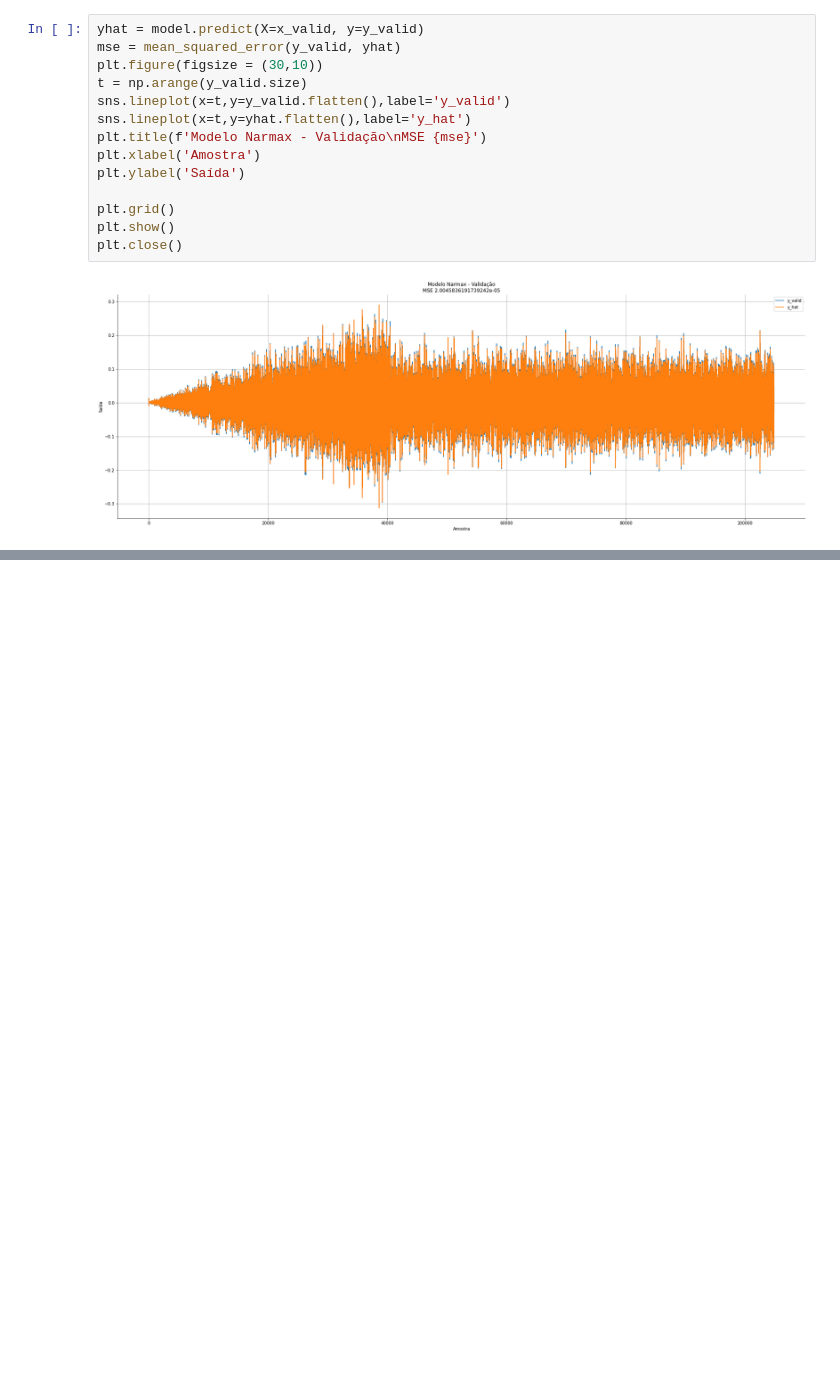
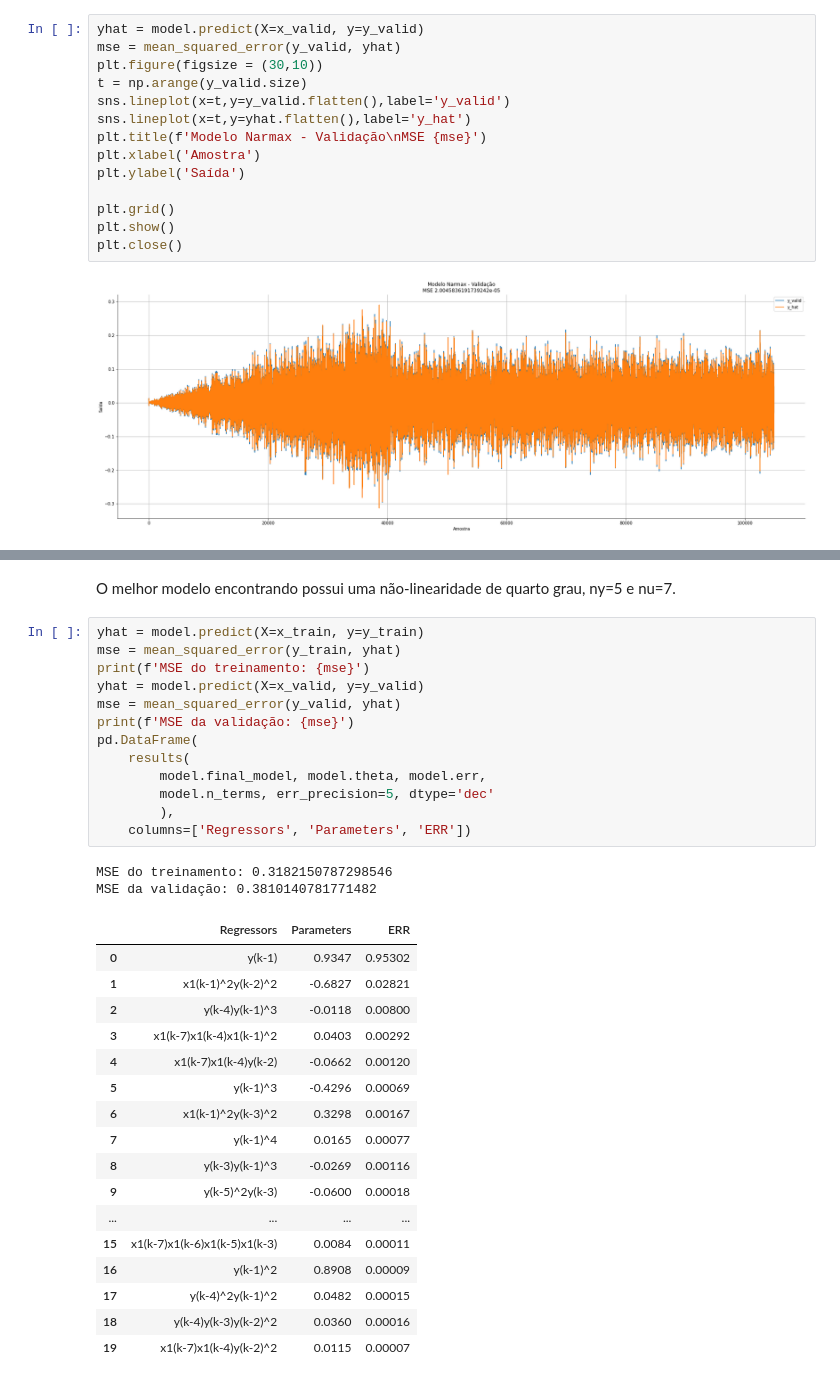
Before and after one commit to CaioMizerkowski/controle_avancado, a Jupyter notebook: TE975/trabalho_02.ipynb, the cells around one changed output, grey strips where cells are left out. Cells and saved outputs as stored; diff of their text form; blank space fills up the shorter version.

```diff
--- a/TE975/trabalho_02.ipynb
+++ b/TE975/trabalho_02.ipynb
@@ -192,0 +184,35 @@ n: 1
+# %% [markdown]
+O melhor modelo encontrando possui uma não-linearidade de quarto grau, ny=5 e nu=7.
+# %%
+yhat = model.predict(X=x_train, y=y_train)
+mse = mean_squared_error(y_train, yhat)
+print(f'MSE do treinamento: {mse}')
+yhat = model.predict(X=x_valid, y=y_valid)
+mse = mean_squared_error(y_valid, yhat)
+print(f'MSE da validação: {mse}')
+pd.DataFrame(
+    results(
+        model.final_model, model.theta, model.err,
+        model.n_terms, err_precision=5, dtype='dec'
+        ),
+    columns=['Regressors', 'Parameters', 'ERR'])
+# %% [output]
+MSE do treinamento: 0.3182150787298546
+MSE da validação: 0.3810140781771482
+|  | Regressors | Parameters | ERR |
+| 0 | y(k-1) | 0.9347 | 0.95302 |
+| 1 | x1(k-1)^2y(k-2)^2 | -0.6827 | 0.02821 |
+| 2 | y(k-4)y(k-1)^3 | -0.0118 | 0.00800 |
+| 3 | x1(k-7)x1(k-4)x1(k-1)^2 | 0.0403 | 0.00292 |
+| 4 | x1(k-7)x1(k-4)y(k-2) | -0.0662 | 0.00120 |
+| 5 | y(k-1)^3 | -0.4296 | 0.00069 |
+| 6 | x1(k-1)^2y(k-3)^2 | 0.3298 | 0.00167 |
+| 7 | y(k-1)^4 | 0.0165 | 0.00077 |
+| 8 | y(k-3)y(k-1)^3 | -0.0269 | 0.00116 |
+| 9 | y(k-5)^2y(k-3) | -0.0600 | 0.00018 |
+| ... | ... | ... | ... |
+| 15 | x1(k-7)x1(k-6)x1(k-5)x1(k-3) | 0.0084 | 0.00011 |
+| 16 | y(k-1)^2 | 0.8908 | 0.00009 |
+| 17 | y(k-4)^2y(k-1)^2 | 0.0482 | 0.00015 |
+| 18 | y(k-4)y(k-3)y(k-2)^2 | 0.0360 | 0.00016 |
+| 19 | x1(k-7)x1(k-4)y(k-2)^2 | 0.0115 | 0.00007 |
```
Also changed, not shown: parts of 15 cells of this notebook, 1 other file.
